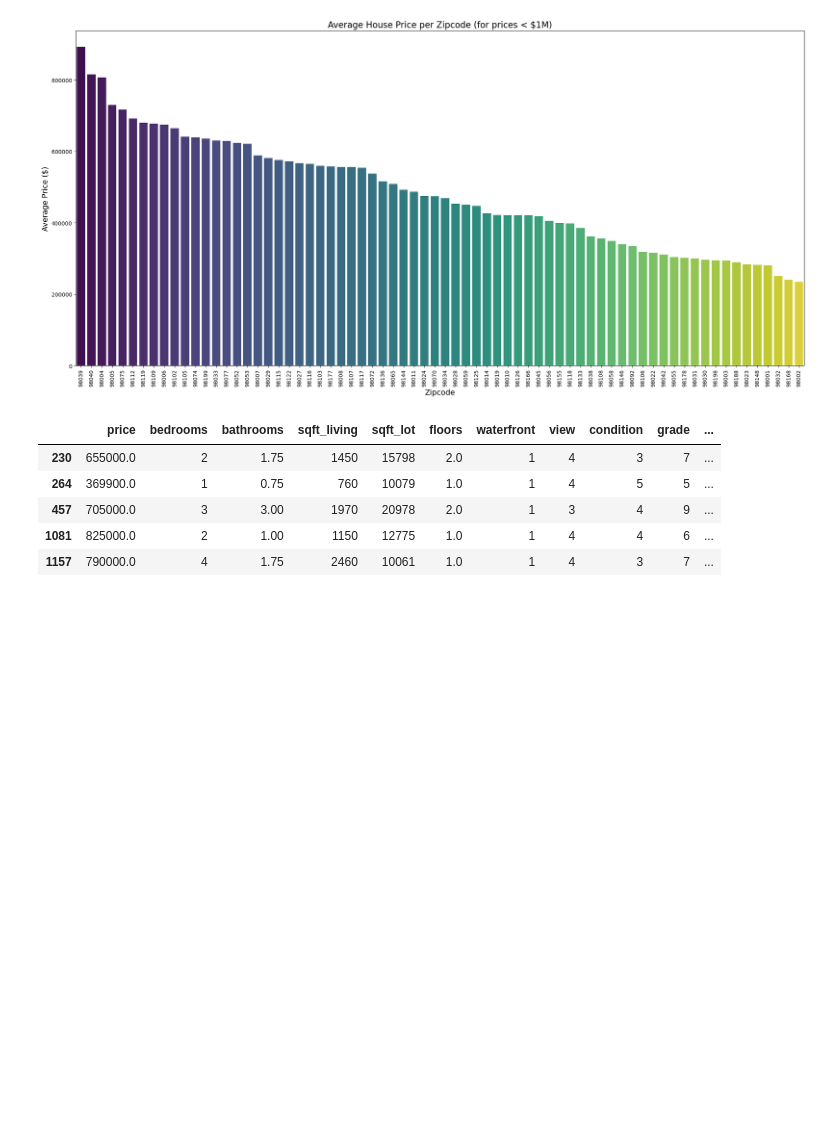
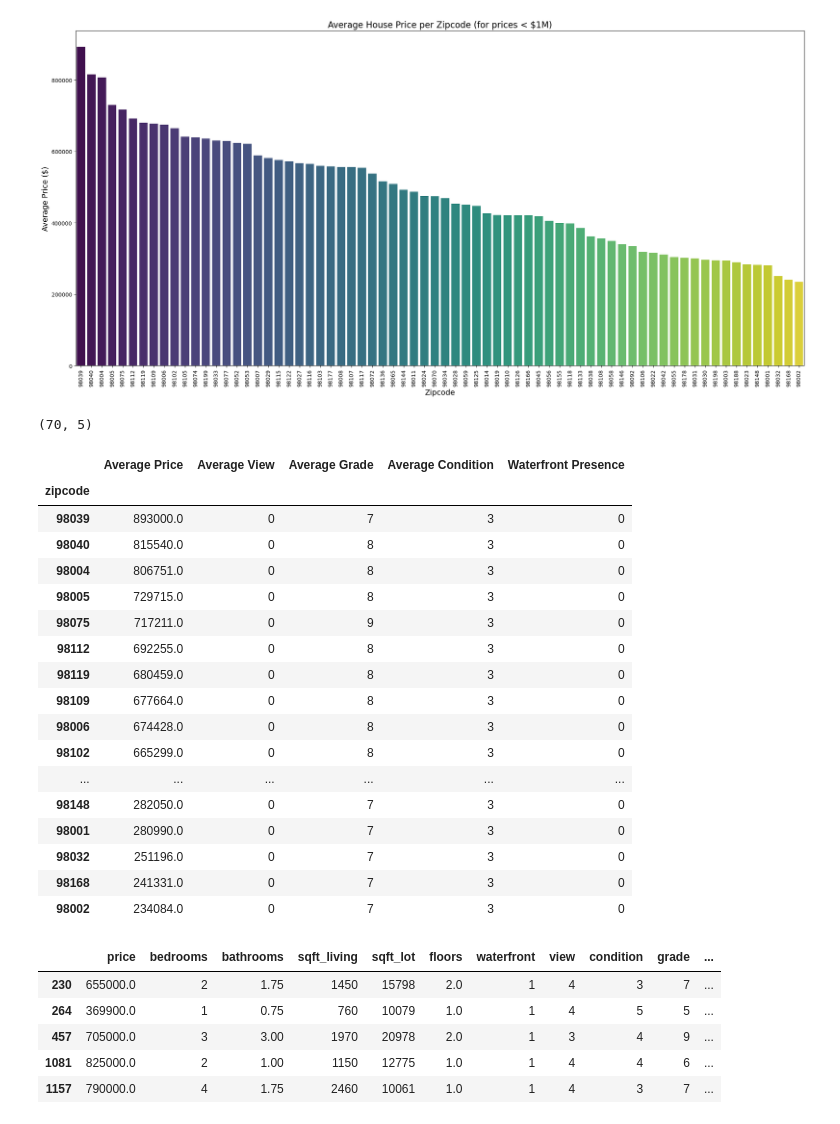
Before and after one commit to Enam88/apartment-hunter, a Jupyter notebook: notebooks/preprocessing.ipynb, the cells around one changed output. Saved outputs shown, nothing was run; the diff lists cells and outputs as text; code cells hidden in the pictures; blank space fills up the shorter version.

```diff
--- a/notebooks/preprocessing.ipynb
+++ b/notebooks/preprocessing.ipynb
@@ -30,11 +30,15 @@ def wrangle(filepath):
     df["month"] = df["date"].dt.month
     df["day"] = df["date"].dt.day
 
+
+    #convert zipcode to str
+    df["zipcode"] = df["zipcode"].astype("category")
+
     # Drop date and id column
     df.drop(["date", "id"], axis=1, inplace=True)
 
     # Drop multicolinear variables
-    df.drop(["sqft_above", "sqft_above"], axis=1, inplace=True)
+    df.drop(["sqft_above", "sqft_basement"], axis=1, inplace=True)
 
     # Add other data wrangling steps here if needed
 
@@ -374,6 +398,72 @@ plt.tight_layout()  # Adjust the plot to ensure everything fits without overlapp
 plt.show()
 # %% [output]
 [figure]
+# %%
+
+avg_price_per_zipcode_less_1e6 = price_equals_less_1e6.groupby("zipcode")["price"].mean().round()
+avg_price_per_zipcode_less_1e6 = avg_price_per_zipcode_less_1e6.sort_values(ascending=False).reset_index()
+
+# Calculate average view rating per zipcode
+avg_view_per_zipcode = price_equals_less_1e6.groupby("zipcode")["view"].mean().round().astype(int)
+# avg_view_per_zipcode.sort_values(ascending=False)
+
+
+# Calculate average grade per zipcode
+avg_grade_per_zipcode = price_equals_less_1e6.groupby("zipcode")["grade"].mean().round().astype(int)
+# avg_grade_per_zipcode.sort_values(ascending=False)
+
+# Calculate average condition per zipcode
+avg_condition_per_zipcode = price_equals_less_1e6.groupby("zipcode")["condition"].mean().astype(int)
+# avg_condition_per_zipcode.sort_values(ascending=False)
+
+# Calculate waterfront presence per zipcode
+avg_waterfront_per_zipcode = price_equals_less_1e6.groupby("zipcode")["waterfront"].mean().astype(int)
+# avg_waterfront_per_zipcode.sort_values(ascending=False)
+
+
+# Merge these into a single DataFrame
+zipcode_analysis = avg_price_per_zipcode_less_1e6.set_index("zipcode").join([
+    avg_view_per_zipcode,
+    avg_grade_per_zipcode,
+    avg_condition_per_zipcode,
+    avg_waterfront_per_zipcode
+
+], how="inner")
+
+
+zipcode_analysis.columns = [
+    'Average Price',
+    'Average View',
+    'Average Grade',
+    'Average Condition',
+    'Waterfront Presence'
+]
+
+# Display the DataFrame
+zipcode_analysis.sort_values('Average Price', ascending=False, inplace=True)
+print(zipcode_analysis.shape)
+
+zipcode_analysis
+# %% [output]
+(70, 5)
+|  | Average Price | Average View | Average Grade | Average Condition | Waterfront Presence |
+| zipcode |  |  |  |  |  |
+| 98039 | 893000.0 | 0 | 7 | 3 | 0 |
+| 98040 | 815540.0 | 0 | 8 | 3 | 0 |
+| 98004 | 806751.0 | 0 | 8 | 3 | 0 |
+| 98005 | 729715.0 | 0 | 8 | 3 | 0 |
+| 98075 | 717211.0 | 0 | 9 | 3 | 0 |
+| 98112 | 692255.0 | 0 | 8 | 3 | 0 |
+| 98119 | 680459.0 | 0 | 8 | 3 | 0 |
+| 98109 | 677664.0 | 0 | 8 | 3 | 0 |
+| 98006 | 674428.0 | 0 | 8 | 3 | 0 |
+| 98102 | 665299.0 | 0 | 8 | 3 | 0 |
+| ... | ... | ... | ... | ... | ... |
+| 98148 | 282050.0 | 0 | 7 | 3 | 0 |
+| 98001 | 280990.0 | 0 | 7 | 3 | 0 |
+| 98032 | 251196.0 | 0 | 7 | 3 | 0 |
+| 98168 | 241331.0 | 0 | 7 | 3 | 0 |
+| 98002 | 234084.0 | 0 | 7 | 3 | 0 |
 # %%
 price_equals_less_1e6_with_wf = price_equals_less_1e6[price_equals_less_1e6["waterfront"] == 1]
 # %%
```
Also changed, not shown: parts of 11 cells of this notebook.
